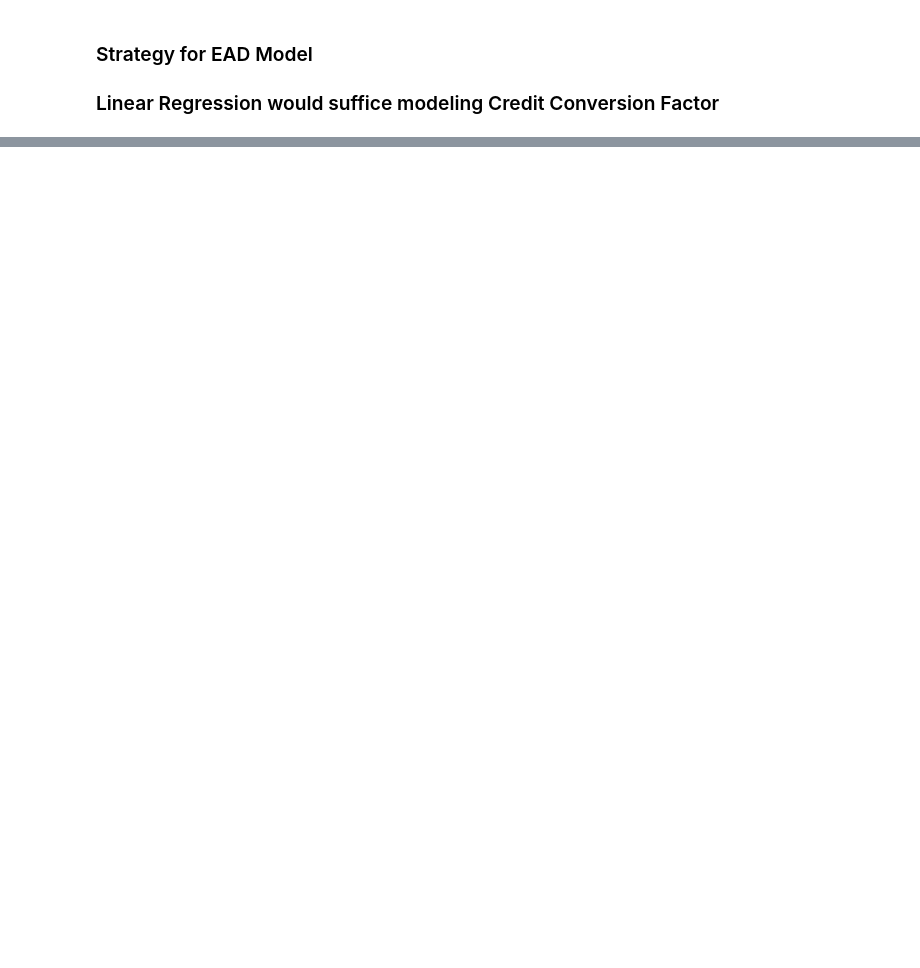
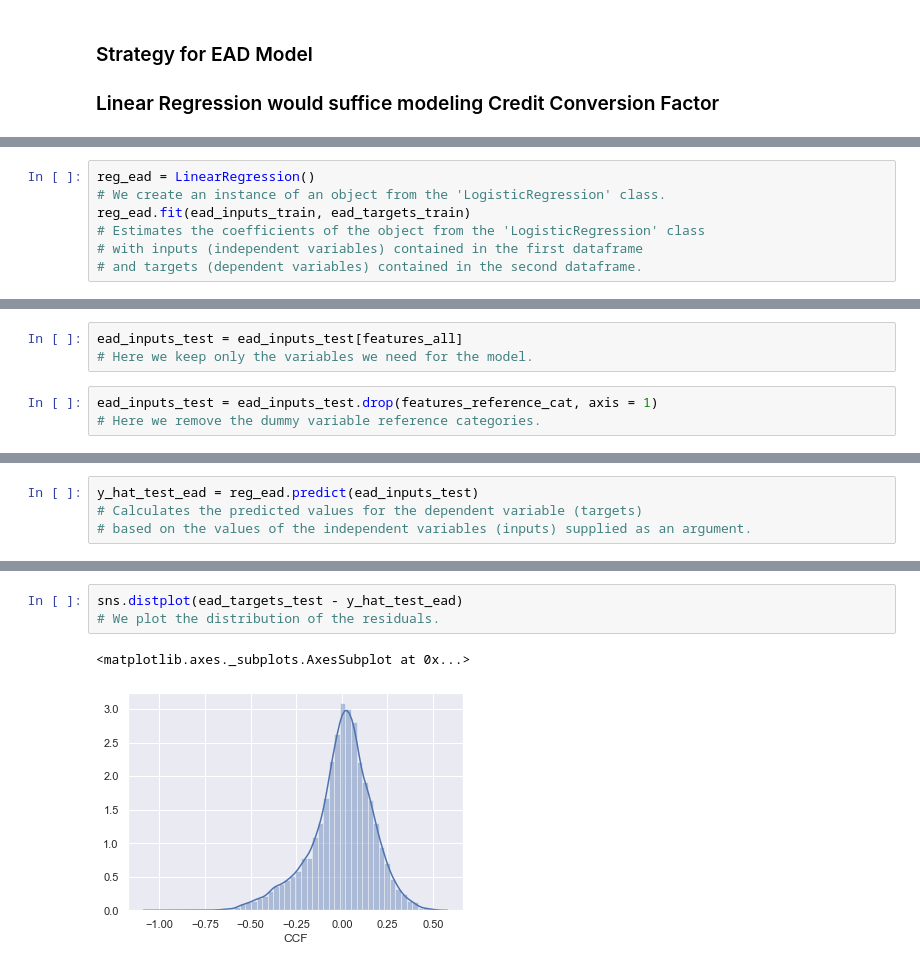
Before and after one commit to BAGLAT/Credit-Risk-Modeling, a Jupyter notebook: LGD + EAD Models and Total Expected Loss.ipynb, the cells around one changed output, grey strips where cells are left out. Saved outputs shown, nothing was run; the diff lists cells and outputs as text; blank space fills up the shorter version.

```diff
--- a/Credit Risk Modeling - LGD and EAD.ipynb
+++ b/LGD + EAD Models and Total Expected Loss.ipynb
@@ -305,0 +970,7 @@ loan_data_defaults['recovery_rate_0_1']
+# %%
+reg_ead = LinearRegression()
+# We create an instance of an object from the 'LogisticRegression' class.
+reg_ead.fit(ead_inputs_train, ead_targets_train)
+# Estimates the coefficients of the object from the 'LogisticRegression' class
+# with inputs (independent variables) contained in the first dataframe
+# and targets (dependent variables) contained in the second dataframe.
@@ -305,0 +1048,6 @@ loan_data_defaults['recovery_rate_0_1']
+# %%
+ead_inputs_test = ead_inputs_test[features_all]
+# Here we keep only the variables we need for the model.
+# %%
+ead_inputs_test = ead_inputs_test.drop(features_reference_cat, axis = 1)
+# Here we remove the dummy variable reference categories.
@@ -305,0 +1073,4 @@ loan_data_defaults['recovery_rate_0_1']
+# %%
+y_hat_test_ead = reg_ead.predict(ead_inputs_test)
+# Calculates the predicted values for the dependent variable (targets)
+# based on the values of the independent variables (inputs) supplied as an argument.
@@ -305,0 +1089,6 @@ loan_data_defaults['recovery_rate_0_1']
+# %%
+sns.distplot(ead_targets_test - y_hat_test_ead)
+# We plot the distribution of the residuals.
+# %% [output]
+<matplotlib.axes._subplots.AxesSubplot at 0x...>
+[figure, added]
```
Also changed, not shown: parts of 142 cells of this notebook, 5 other files.
